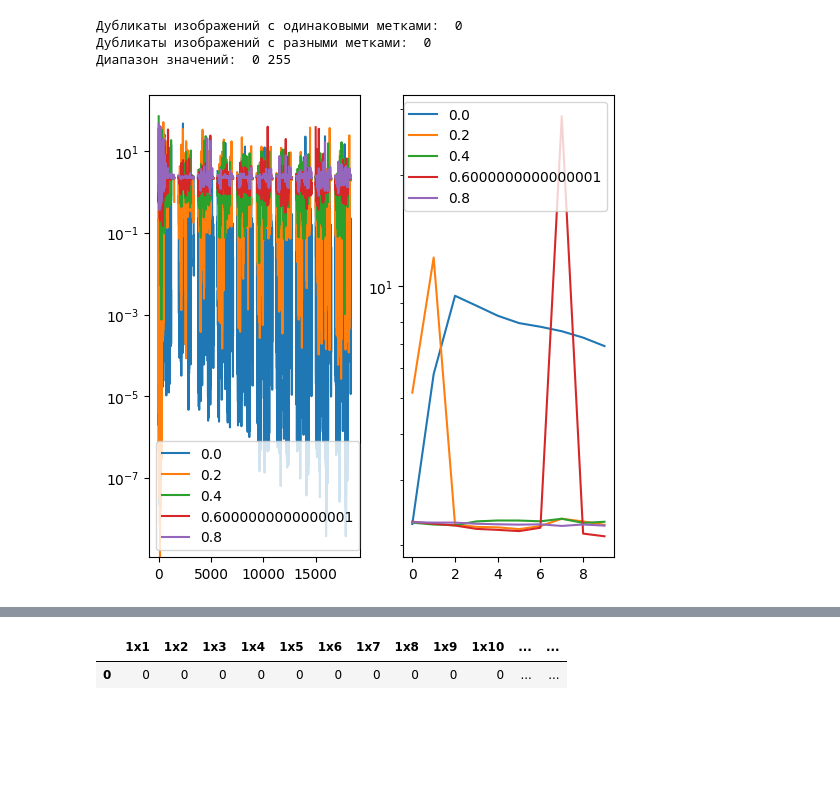
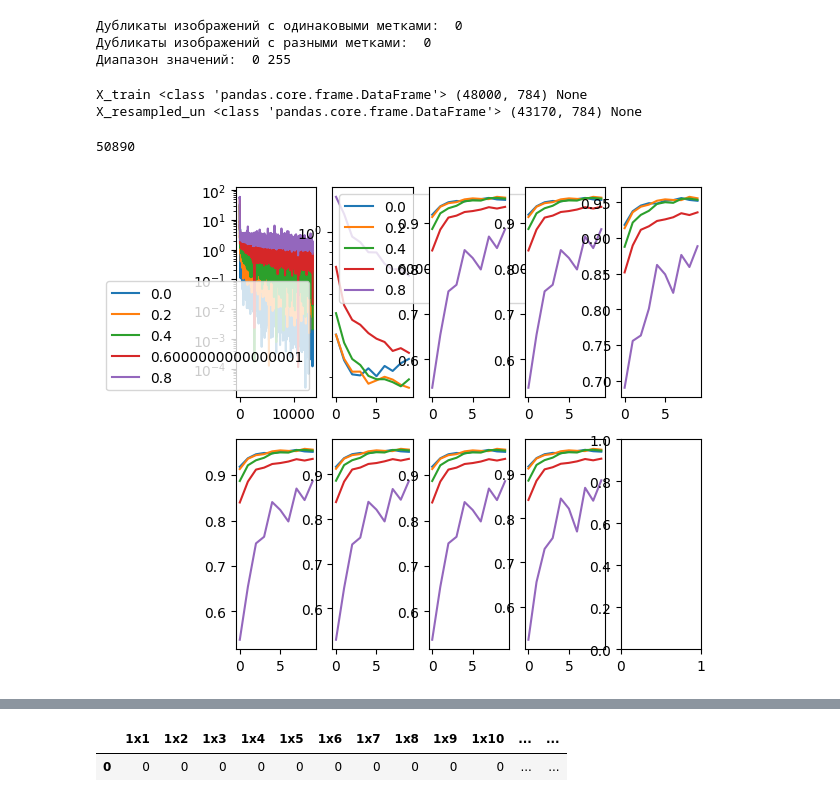
Before and after one commit to BorisVIkVik/MNIST_VALIDATION_LAB, a Jupyter notebook: Lab.ipynb, the cells around one changed output, grey strips where cells are left out. Saved outputs shown, nothing was run; the diff lists cells and outputs as text; code cells hidden in the pictures; blank space fills up the shorter version.

Commit message:
Made training for 3 diffrent scenarious

```diff
--- a/Lab.ipynb
+++ b/Lab.ipynb
@@ -250,55 +257,92 @@ class NeuralNetwork(nn.Module):
         # x = nn.functional.relu(self.l1(x))
         x = self.l2(x)
         return x
+# %%
+for name, x in [
+    ("X_train", X_train),
+    ("X_resampled_un", X_resampled_un),
+]:
+    print(name, type(x), x.shape, getattr(x, "dtype", None))
+# %% [output]
+X_train <class 'pandas.core.frame.DataFrame'> (48000, 784) None
+X_resampled_un <class 'pandas.core.frame.DataFrame'> (43170, 784) None
+# %%
+def metrics_cals(y, labels):
+    accuracy = accuracy_score(y, labels)
+    precision_micro = precision_score(y, labels, average='micro')
+    precision_macro = precision_score(y, labels, average='macro')
+    recall_micro = recall_score(y, labels, average='micro')
+    recall_macro = recall_score(y, labels, average='macro')
+    f1_macro = f1_score(y, labels, average='macro')
+    f1_micro = f1_score(y, labels, average='micro')
+    return [accuracy, precision_micro, precision_macro, recall_micro, recall_macro, f1_micro, f1_macro]
+    # return {'accuracy': accuracy,
+    # 'precision_micro': precision_micro,
+    # 'precision_macro': precision_macro,
+    # 'recall_micro': recall_micro,
+    # 'recall_macro': recall_macro,
+    # 'f1_micro': f1_micro,
+    # 'f1_macro': f1_macro,}
 # %%
 BATCH_SIZE = 32
 EPOCHS = 10
 test_label = []
 models_with_different_p_balanced = []
-fig, axes = plt.subplots(nrows=1, ncols=2, figsize=(6, 6))
+fig, axes = plt.subplots(nrows=2, ncols=5, figsize=(6, 6))
 for p_val in range(0, 10, 2):
     model = NeuralNetwork(p_val * 0.1)
-    opt = torch.optim.SGD(model.parameters(), lr=3e-4)
+    opt = torch.optim.Adam(model.parameters(), lr=3e-4)
     loss_func = nn.CrossEntropyLoss()
     losses = []
-
+    save_metrics = []
     test_loss = []
     for j in range(EPOCHS):
         test_label = []
         labels = []
-        for i in range(0, len(X), BATCH_SIZE):
+        model.train()
+        for i in range(0, len(X_resampled_un), BATCH_SIZE):
             outputs = model(torch.Tensor(np.array(X_resampled_un[i:i+BATCH_SIZE], dtype=np.float32)))
             # print(outputs)
             labels += torch.argmax(outputs.detach(), dim=1)
             loss = loss_func(outputs, torch.tensor(np.array(y_resampled_un[i:i+BATCH_SIZE]), dtype=torch.long))
             loss.backward()
             opt.step()
             model.zero_grad()
             losses.append(loss.item())
         save_loss_test = []
-        for i in range(0, len(X_test), BATCH_SIZE):
-            outputs = model(torch.Tensor(np.array(X_test[i:i+BATCH_SIZE], dtype=np.float32)))
-            # print(outputs)
-            test_label += torch.argmax(outputs.detach(), dim=1)
-            loss = loss_func(outputs, torch.tensor(np.array(y_test[i:i+BATCH_SIZE]), dtype=torch.long))
-            save_loss_test.append(loss.item())
-        test_loss.append(torch.tensor(save_loss_test).mean())
+        model.eval()
+        with torch.no_grad():
+            for i in range(0, len(X_test), BATCH_SIZE):
+                outputs = model(torch.Tensor(np.array(X_test[i:i+BATCH_SIZE], dtype=np.float32)))
+                # print(outputs)
+                test_label += torch.argmax(outputs.detach(), dim=1)
+                loss = loss_func(outputs, torch.tensor(np.array(y_test[i:i+BATCH_SIZE]), dtype=torch.long))
+                save_loss_test.append(loss.item())
+            test_loss.append(torch.tensor(save_loss_test).mean())
+            save_metrics.append(metrics_cals(y_test, test_label))
+
+    save_metrics = np.array(save_metrics)
+    for metrics_plot in range(2, 9):
+            # print(metrics_plot, metrics_plot//5, metrics_plot % 5)
+            axes[metrics_plot//5][metrics_plot % 5].plot(save_metrics[:, metrics_plot - 2])
     models_with_different_p_balanced.append(model)
 
 
-    axes[0].plot(losses, label=f'{p_val * 0.1}')
-    axes[1].plot(test_loss, label=f'{p_val * 0.1}')
+    axes[0][0].plot(losses, label=f'{p_val * 0.1}')
+    axes[0][1].plot(test_loss, label=f'{p_val * 0.1}')
 
-axes[0].legend()
+axes[0][0].legend()
 # axes[0].set_ylim(0, 4)
-axes[1].legend()
-axes[0].set_yscale('log')
-axes[1].set_yscale('log')
+axes[0][1].legend()
+axes[0][0].set_yscale('log')
+axes[0][1].set_yscale('log')
 # plt.yscale('log')
 # # plt.loglog()
 # plt.ylim(0, 3)
+print(sum(p.numel() for p in model.parameters()))
 plt.show()
 # %% [output]
+50890
-[figure, old version]
+[figure, new version]
 # %%
 
```
Also changed, not shown: parts of 18 cells of this notebook.
